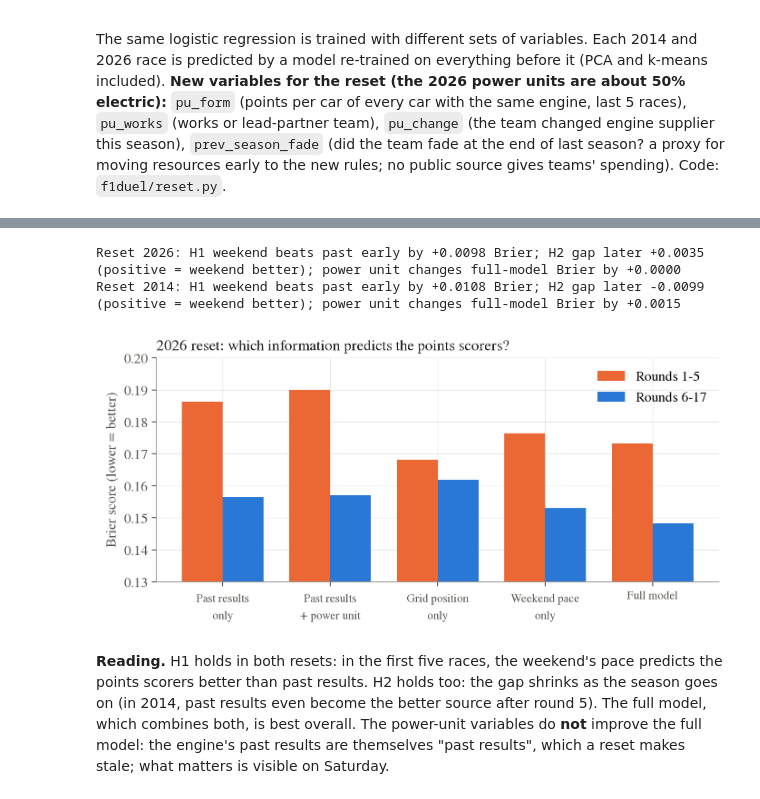
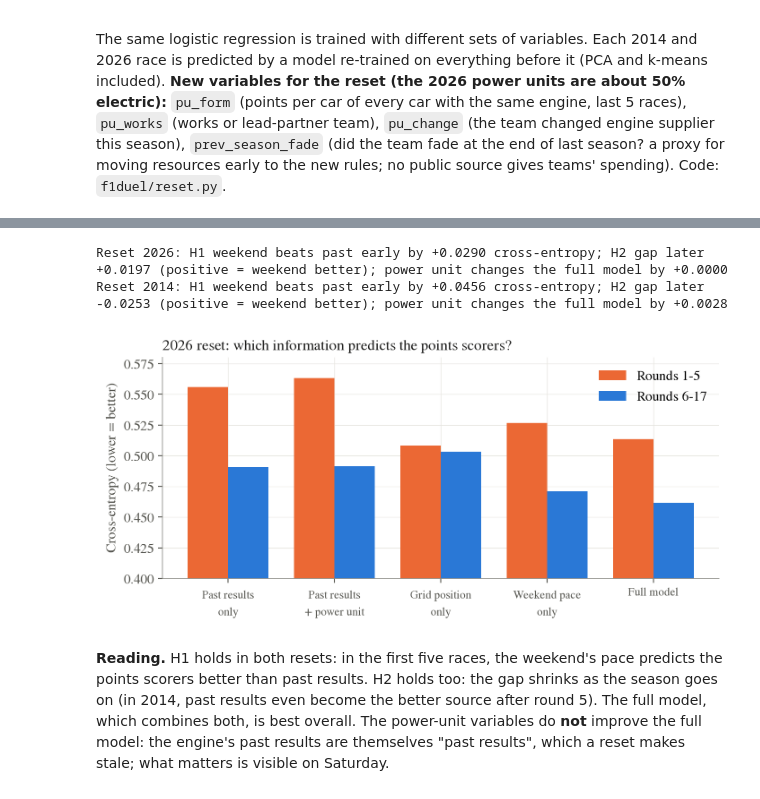
Before and after one commit to papchabertieu2025-design/f1-duel, a Jupyter notebook: notebooks/08_reset.ipynb, the cells around one changed output, grey strips where cells are left out. Cells and saved outputs as stored; diff of their text form; code cells hidden in the pictures.

Commit message:
Use the course's metrics and notation (cross-entropy, sigma(theta^T x), precision); clear project explainer PDF
Co-Authored-By: Claude Opus 5.5 <noreply@anthropic.com>

```diff
--- a/notebooks/08_reset.ipynb
+++ b/notebooks/08_reset.ipynb
@@ -30,7 +30,7 @@ Mechanical retirements: 2025 3% -> 2026 13%; 2013 6% -> 2014 13%
 rows = []
 for test in ['Reset 2026', 'Reset 2014', 'Normal seasons 2020-2025']:
     for n, v in R[test]['models'].items():
-        rows.append({'Test': test, 'Model': n, 'Brier rounds 1-5': v['brier_early'], 'Brier rounds 6+': v['brier_late'],
-                     'Brier all': v['brier'], 'AUC': v['auc'], 'Scorers named': v['named'], 'Gain vs grid': v['gain_vs_grid'][0]})
+        rows.append({'Test': test, 'Model': n, 'Cross-entropy rounds 1-5': v['logloss_early'], 'Cross-entropy rounds 6+': v['logloss_late'],
+                     'Cross-entropy all': v['logloss'], 'AUC': v['auc'], 'Precision = recall (of 10)': v['named'] / 10, 'Gain vs grid': v['gain_vs_grid'][0]})
 T = pd.DataFrame(rows).set_index(['Test', 'Model']).round(4); T
 # %% [output]
@@ -55,14 +55,14 @@ T = pd.DataFrame(rows).set_index(['Test', 'Model']).round(4); T
 # %%
 for test in ['Reset 2026', 'Reset 2014']:
     m = R[test]['models']
-    e = m['Past results only']['brier_early'] - m['Weekend pace only']['brier_early']
-    l = m['Past results only']['brier_late'] - m['Weekend pace only']['brier_late']
-    pu = m['Full model']['brier'] - m['Full model (no power unit)']['brier']
-    print(f"{test}: H1 weekend beats past early by {e:+.4f} Brier; H2 gap later {l:+.4f} (positive = weekend better); power unit changes full-model Brier by {pu:+.4f}")
+    e = m['Past results only']['logloss_early'] - m['Weekend pace only']['logloss_early']
+    l = m['Past results only']['logloss_late'] - m['Weekend pace only']['logloss_late']
+    pu = m['Full model']['logloss'] - m['Full model (no power unit)']['logloss']
+    print(f"{test}: H1 weekend beats past early by {e:+.4f} cross-entropy; H2 gap later {l:+.4f} (positive = weekend better); power unit changes the full model by {pu:+.4f}")
 from IPython.display import Image; display(Image('../figures/08_reset_2026_brier.png', width=700))
 # %% [output]
-Reset 2026: H1 weekend beats past early by +0.0098 Brier; H2 gap later +0.0035 (positive = weekend better); power unit changes full-model Brier by +0.0000
-Reset 2014: H1 weekend beats past early by +0.0108 Brier; H2 gap later -0.0099 (positive = weekend better); power unit changes full-model Brier by +0.0015
+Reset 2026: H1 weekend beats past early by +0.0290 cross-entropy; H2 gap later +0.0197 (positive = weekend better); power unit changes the full model by +0.0000
+Reset 2014: H1 weekend beats past early by +0.0456 cross-entropy; H2 gap later -0.0253 (positive = weekend better); power unit changes the full model by +0.0028
-[figure, old version]
+[figure, new version]
 # %% [markdown]
 **Reading.** H1 holds in both resets: in the first five races, the weekend's pace predicts the points scorers better than past results. H2 holds too: the gap shrinks as the season goes on (in 2014, past results even become the better source after round 5). The full model, which combines both, is best overall. The power-unit variables do **not** improve the full model: the engine's past results are themselves "past results", which a reset makes stale; what matters is visible on Saturday.
```
Also changed, not shown: parts of 2 cells of this notebook, 15 other files.
